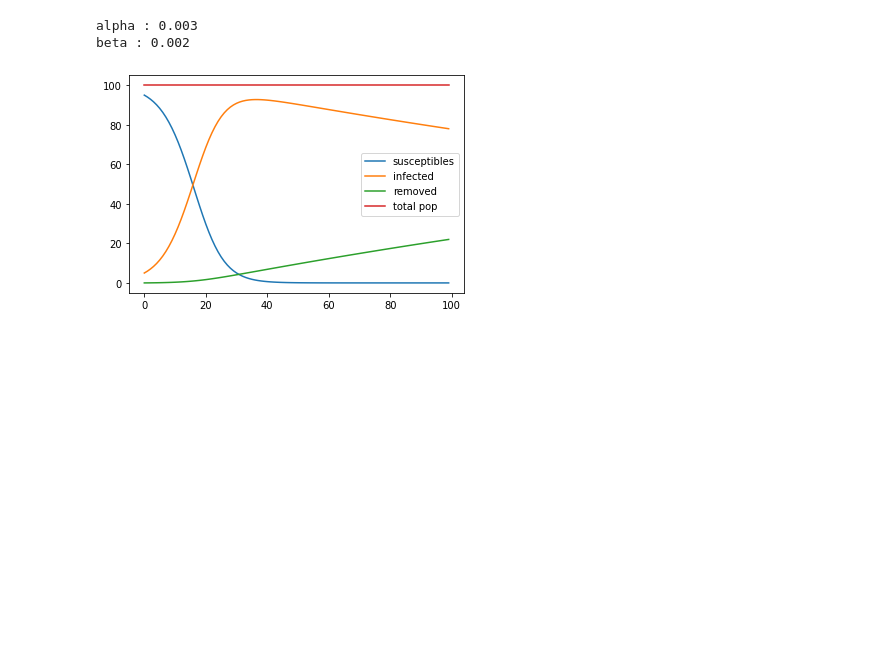
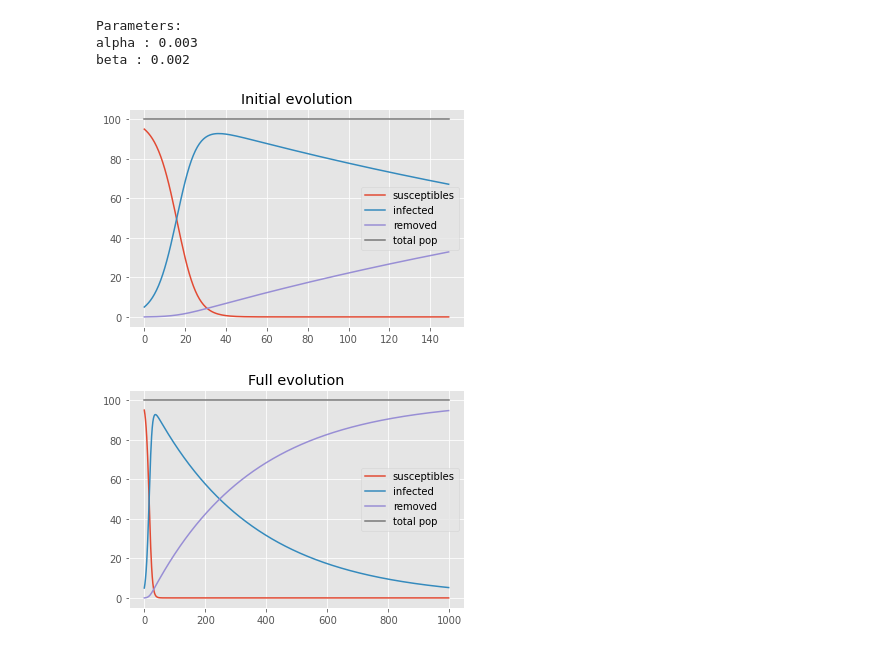
Before and after one commit to francescocicala/stochastic-modelling-playground, a Jupyter notebook: sir_model.ipynb, the cells around one changed output. Saved outputs shown, nothing was run; the diff lists cells and outputs as text; code cells hidden in the pictures; blank space fills up the shorter version.

```diff
--- a/sir_model.ipynb
+++ b/sir_model.ipynb
@@ -1,9 +1,10 @@
 # %%
 import numpy as np
 import matplotlib.pyplot as plt
-from evolve import evolve, show
+plt.style.use('ggplot')
+from evolve import evolve, show, print_args
 
-# Derivative definition
+# Derivatives definition
 def S_dot_f(state, beta):
     return - beta * state[0] * state[1]
 
@@ -33,10 +34,15 @@ legend = ['susceptibles', 'infected', 'removed', 'total pop']
 # %%
 # evolve
 history = evolve(state, deriv, timelength, **kwargs)
 
 # visualize
-show(history, legend=legend, **kwargs)
+print_args(**kwargs)
+
+show(history, legend=legend, title='Initial evolution', last_t=150, **kwargs)
+show(history, legend=legend, title='Full evolution', **kwargs)
 # %% [output]
+Parameters:
 alpha : 0.003
 beta : 0.002
-[figure, old version]
+[figure, new version]
+[figure, added]
```
Also changed, not shown: 1 other file.
